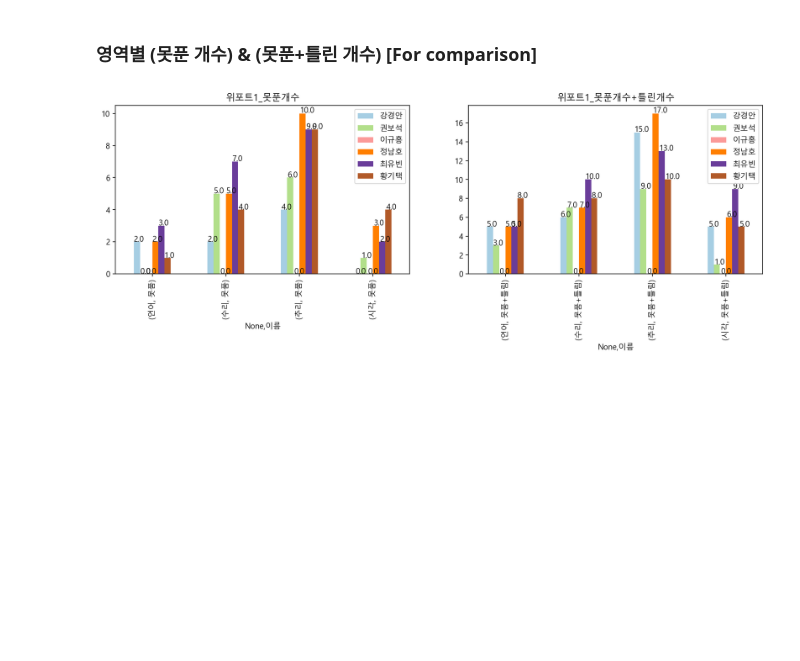
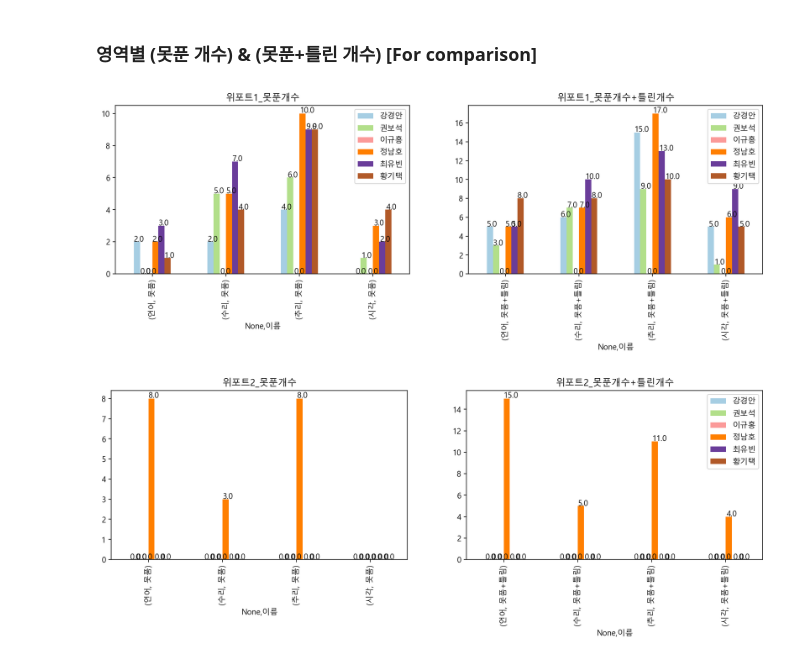
Before and after one commit to jeongnamho/gsat, a Jupyter notebook: weeport_final.ipynb, the cells around one changed output. Drawn from its saved outputs; the diff is of its cells as text; code cells hidden in the pictures; blank space fills up the shorter version.

```diff
--- a/weeport_final.ipynb
+++ b/weeport_final.ipynb
@@ -123,34 +132,35 @@ plt.show()
 # %%
 figure, (ax1, ax2) = plt.subplots(nrows=1, ncols=2)
 figure.set_size_inches(15,4)
 weport1_nonreplied.T.plot(kind="bar", legend=True, ax=ax1, title="위포트1_못푼개수", cmap="Paired")
 weport1_total.T.plot(kind="bar", legend=True, ax=ax2, title="위포트1_못푼개수+틀린개수", cmap="Paired")
 for p in ax1.patches:
     ax1.annotate(str(p.get_height()), (p.get_x() * 1.005, p.get_height() * 1.005))
 for q in ax2.patches :
     ax2.annotate(str(q.get_height()), (q.get_x() * 1.005, q.get_height() * 1.005))
 plt.show()
 
 
-# figure, (ax1, ax2) = plt.subplots(nrows=1, ncols=2)
-# figure.set_size_inches(15,4)
-# weport2_nonreplied.T.plot(kind="bar", legend=False, ax=ax1, title="위포트2_못푼개수", cmap="Paired")
-# weport2_total.T.plot(kind="bar", legend=True, ax=ax2, title="위포트2_못푼개수+틀린개수", cmap="Paired")
-# for p in ax1.patches:
-#     ax1.annotate(str(p.get_height()), (p.get_x() * 1.005, p.get_height() * 1.005))
-# for q in ax2.patches :
-#     ax2.annotate(str(q.get_height()), (q.get_x() * 1.005, q.get_height() * 1.005))
-# plt.show()
+figure, (ax1, ax2) = plt.subplots(nrows=1, ncols=2)
+figure.set_size_inches(15,4)
+weport2_nonreplied.T.plot(kind="bar", legend=False, ax=ax1, title="위포트2_못푼개수", cmap="Paired")
+weport2_total.T.plot(kind="bar", legend=True, ax=ax2, title="위포트2_못푼개수+틀린개수", cmap="Paired")
+for p in ax1.patches:
+    ax1.annotate(str(p.get_height()), (p.get_x() * 1.005, p.get_height() * 1.005))
+for q in ax2.patches :
+    ax2.annotate(str(q.get_height()), (q.get_x() * 1.005, q.get_height() * 1.005))
+plt.show()
 
 
 # figure, (ax1, ax2) = plt.subplots(nrows=1, ncols=2)
 # figure.set_size_inches(15,4)
 # weport3_nonreplied.T.plot(kind="bar", legend=True, ax=ax1, title="위포트3_못푼개수", cmap="Paired")
 # weport3_total.T.plot(kind="bar", legend=True, ax=ax2, title="위포트3_못푼개수+틀린개수", cmap="Paired")
 # for p in ax1.patches:
 #     ax1.annotate(str(p.get_height()), (p.get_x() * 1.005, p.get_height() * 1.005))
 # for q in ax2.patches :
 #     ax2.annotate(str(q.get_height()), (q.get_x() * 1.005, q.get_height() * 1.005))
 # plt.show()
 # %% [output]
 [figure]
+[figure, added]
```
Also changed, not shown: parts of 4 cells of this notebook, 1 other file.
